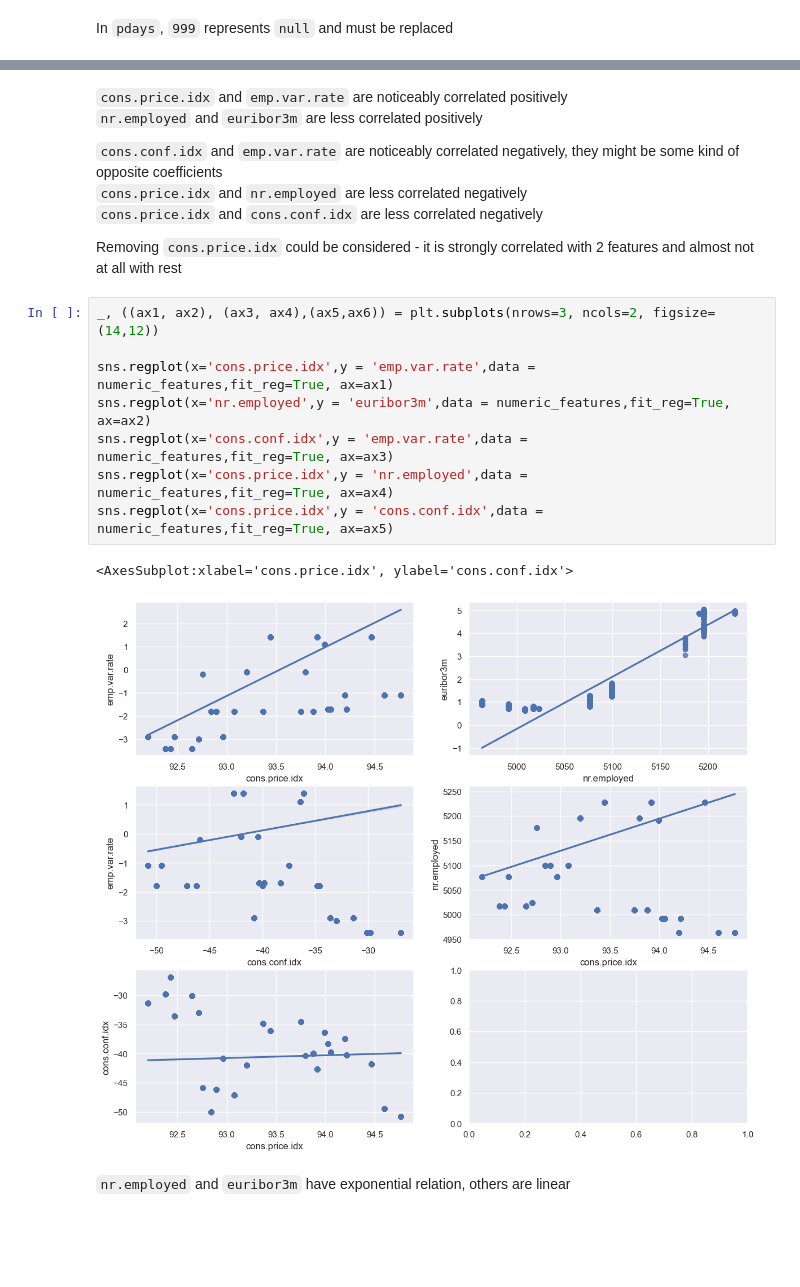
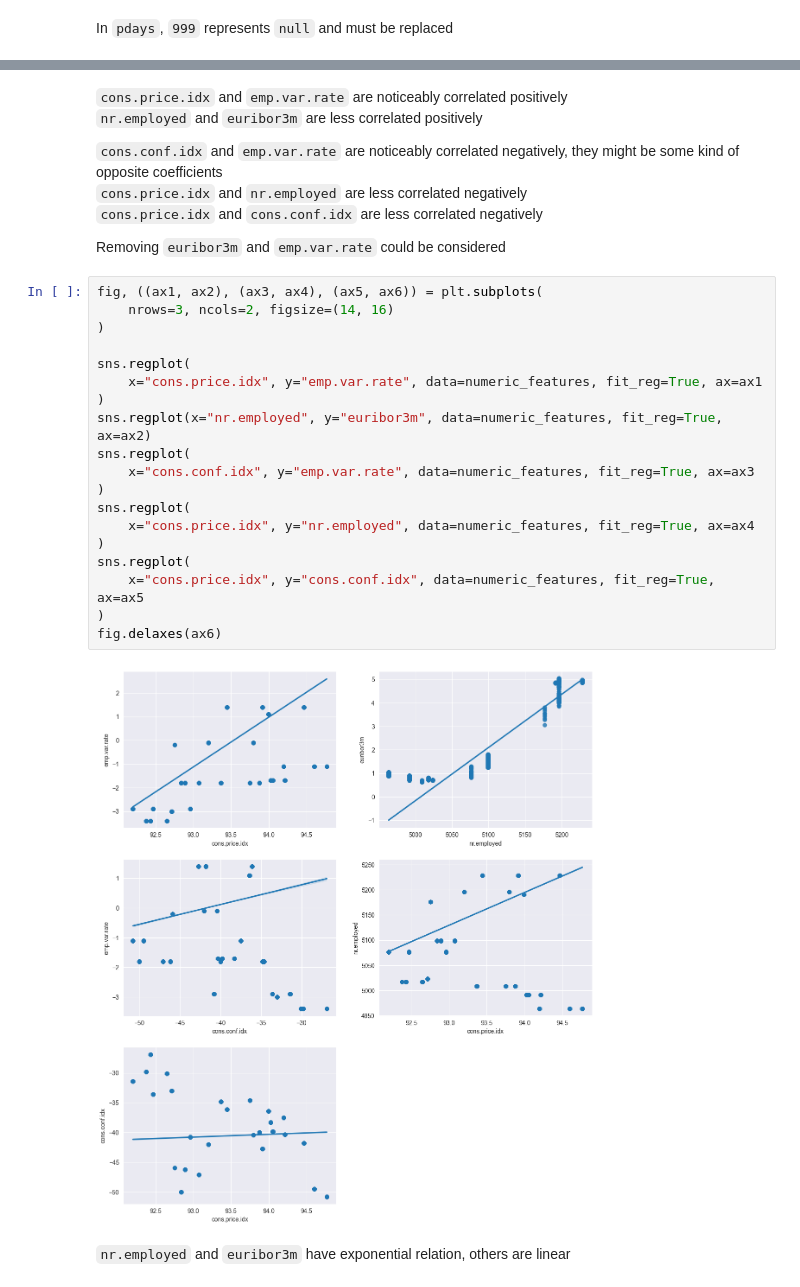
Before and after one commit to Matixo55/Marketing-campaign-model, a Jupyter notebook: EDA.ipynb, the cells around one changed output, grey strips where cells are left out. Saved outputs shown, nothing was run; the diff lists cells and outputs as text; blank space fills up the shorter version.

```diff
--- a/EDA.ipynb
+++ b/EDA.ipynb
@@ -121,18 +150,28 @@ sns.heatmap(correlation_matrix,square = True,  vmax=0.8,annot=True, cmap="mako")
 `cons.price.idx` and `nr.employed` are less correlated negatively \
 `cons.price.idx` and `cons.conf.idx` are less correlated negatively
 
-Removing `cons.price.idx` could be considered - it is strongly correlated with 2 features and almost not at all with rest
+Removing `euribor3m` and `emp.var.rate` could be considered
 # %%
-_, ((ax1, ax2), (ax3, ax4),(ax5,ax6)) = plt.subplots(nrows=3, ncols=2, figsize=(14,12))
+fig, ((ax1, ax2), (ax3, ax4), (ax5, ax6)) = plt.subplots(
+    nrows=3, ncols=2, figsize=(14, 16)
+)
 
-sns.regplot(x='cons.price.idx',y = 'emp.var.rate',data = numeric_features,fit_reg=True, ax=ax1)
-sns.regplot(x='nr.employed',y = 'euribor3m',data = numeric_features,fit_reg=True, ax=ax2)
-sns.regplot(x='cons.conf.idx',y = 'emp.var.rate',data = numeric_features,fit_reg=True, ax=ax3)
-sns.regplot(x='cons.price.idx',y = 'nr.employed',data = numeric_features,fit_reg=True, ax=ax4)
-sns.regplot(x='cons.price.idx',y = 'cons.conf.idx',data = numeric_features,fit_reg=True, ax=ax5)
+sns.regplot(
+    x="cons.price.idx", y="emp.var.rate", data=numeric_features, fit_reg=True, ax=ax1
+)
+sns.regplot(x="nr.employed", y="euribor3m", data=numeric_features, fit_reg=True, ax=ax2)
+sns.regplot(
+    x="cons.conf.idx", y="emp.var.rate", data=numeric_features, fit_reg=True, ax=ax3
+)
+sns.regplot(
+    x="cons.price.idx", y="nr.employed", data=numeric_features, fit_reg=True, ax=ax4
+)
+sns.regplot(
+    x="cons.price.idx", y="cons.conf.idx", data=numeric_features, fit_reg=True, ax=ax5
+)
+fig.delaxes(ax6)
 # %% [output]
-<AxesSubplot:xlabel='cons.price.idx', ylabel='cons.conf.idx'>
-[figure, old version]
+[figure, new version]
 # %% [markdown]
 `nr.employed` and `euribor3m` have exponential relation, others are linear
 # %%
```
Also changed, not shown: parts of 15 cells of this notebook, 1 other file.
